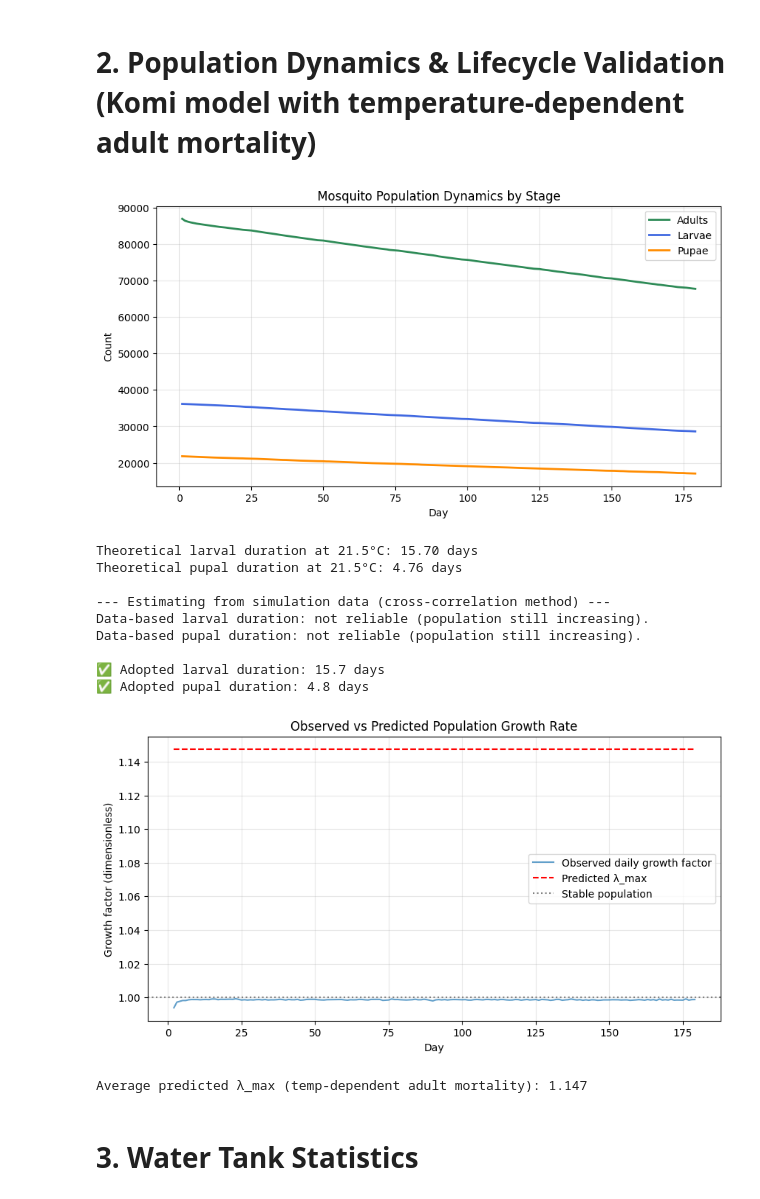
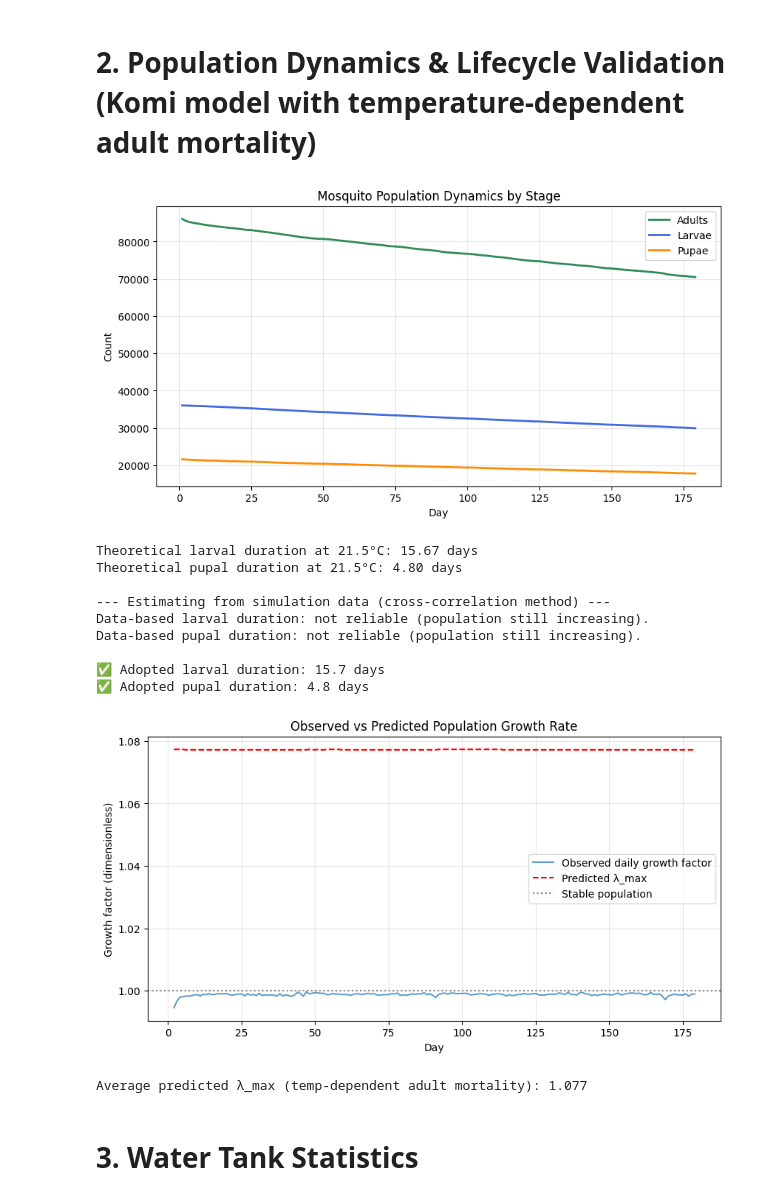
Before and after one commit to Vansnoden/monadvsim, a Jupyter notebook: analyze_sim_data-Copy2.ipynb, the cells around one changed output. Cells and saved outputs as stored; diff of their text form; code cells hidden in the pictures.

```diff
--- a/analyze_sim_data-Copy2.ipynb
+++ b/analyze_sim_data-Copy2.ipynb
@@ -33,7 +33,7 @@ warnings.filterwarnings('ignore')
 # ======================================================================
 # CONFIGURATION – EDIT THESE PATHS
 # ======================================================================
-INPUT_FILE = "/home/void/Documents/codes/monadvsim/results/merged_snapshots_20260501_084711.csv"
+INPUT_FILE = "/home/void/Documents/codes/monadvsim/results/merged_snapshots_20260504_005552.csv"
 STUDY_AREA_FILE = "/home/void/Documents/codes/monadvsim/prepared_data/oromia/oromia.shp"
 OUTPUT_DIR = "/mnt/monadworld/projects/phd/article_manuscripts/new/figs/test3"
 OCCURRENCE_FILE = "prepared_data/ethiopia_occurrence/merged_observations.csv"
@@ -276,34 +276,34 @@ plt.show()
 # Species parameters – EXACTLY as in simulation.yaml
 # ------------------------------------------------------------------
 params_species = {
-    "egg_dev_rho": 0.006234459044864894,
-    "egg_dev_k": 41.26179643883513,
-    "egg_dev_Delta": 2.9999999999999987,
-    "egg_dev_lambda": -0.8794329915272626,
-    "larva_dev_a": 2.7058150174983273e-05,
-    "larva_dev_Tmin": 5.121461590485809,
-    "larva_dev_Tmax": 44.99999999953329,
-    "larva_dev_m": 1.6632750342996134,
-    "pupa_dev_rho": 0.006302910642984625,
-    "pupa_dev_k": 42.18873555727068,
-    "pupa_dev_Delta": 2.9999999999999996,
-    "pupa_dev_lambda": -0.9334960789853375,
+    "egg_dev_rho": 0.005000000000000001,
+    "egg_dev_k": 39.20841161317061,
+    "egg_dev_Delta": 1.9999999999999998,
+    "egg_dev_lambda": -0.854916887158478,
+    "larva_dev_a": 2.7054689312186438e-05,
+    "larva_dev_Tmin": 5.123026541348266,
+    "larva_dev_Tmax": 44.999999999835175,
+    "larva_dev_m": 1.663077023745059,
+    "pupa_dev_rho": 0.005115463305281753,
+    "pupa_dev_k": 39.940257466039114,
+    "pupa_dev_Delta": 1.9999999999999998,
+    "pupa_dev_lambda": -0.9081661833839708,
     "egg_mort_b1": 3.572876,
     "egg_mort_b2": -0.323474,
     "egg_mort_b3": 0.004941,
-    "larva_mort_b1": 5.8703181349156655,
-    "larva_mort_b2": -0.9999999999973062,
-    "larva_mort_b3": 0.021854467382141987,
+    "larva_mort_b1": 1.9999999999999998,
+    "larva_mort_b2": -0.7395036647759831,
+    "larva_mort_b3": 0.017491023810106067,
     "pupa_mort_b1": 5.882576,
     "pupa_mort_b2": -0.578528,
     "pupa_mort_b3": 0.009458,
-    "fecundity_rmax": 2.7008121269457477,
-    "fecundity_Topt": 30.634050003636357,
-    "fecundity_c": -0.00527235913851237,
-    "adult_mort_b1": -1.4775218167583994,
-    "adult_mort_b2": -0.1377100305461999,
-    "adult_mort_b3": 0.003908386353805093,
-    "adult_mortality_per_day": 0.11981052631578946,   # not used when using temperature‑dependent
+    "fecundity_rmax": 1.6021994175985133,
+    "fecundity_Topt": 30.634033187663604,
+    "fecundity_c": -0.0052723551194922445,
+    "adult_mort_b1": -1.4775,
+    "adult_mort_b2": -0.1377,
+    "adult_mort_b3": 0.003908,
+    "adult_mortality_per_day": 0.1198,
     "sex_ratio": 0.5,
 }
 
@@ -458,38 +458,38 @@ def discrete_lambda_max(T_C, livestock_density, params):
 livestock_density = 0.5   # consistent with simulation default
 
 if temp_col is not None and temp_col in daily_living.columns:
     lambda_vals = [discrete_lambda_max(temp, livestock_density, params_species) for temp in daily_living[temp_col]]
     adult_counts = daily_living['AdultCount'].values
     observed_growth = adult_counts[1:] / (adult_counts[:-1] + 1e-6)
     days_obs = daily_living['Day'].values[1:]
 
     plt.figure(figsize=(10,5))
     plt.plot(days_obs, observed_growth, label='Observed daily growth factor', alpha=0.7)
     plt.plot(days_obs, lambda_vals[1:], label='Predicted λ_max', linestyle='--', color='red')
     plt.axhline(1, color='gray', linestyle=':', label='Stable population')
     plt.xlabel('Day')
     plt.ylabel('Growth factor (dimensionless)')
     plt.title('Observed vs Predicted Population Growth Rate')
     plt.legend()
     plt.grid(True, alpha=0.3)
     plt.savefig(f'{OUTPUT_DIR}/growth_validation.png', dpi=300, bbox_inches='tight')
     plt.show()
     print(f"Average predicted λ_max (temp‑dependent adult mortality): {np.mean(lambda_vals):.3f}")
 else:
     print("No temperature column found – skipping validation.")
 # %% [output]
-[figure, old version]
+[figure, new version]
-Theoretical larval duration at 21.5°C: 15.70 days
-Theoretical pupal duration at 21.5°C: 4.76 days
+Theoretical larval duration at 21.5°C: 15.67 days
+Theoretical pupal duration at 21.5°C: 4.80 days
 
 --- Estimating from simulation data (cross‑correlation method) ---
 Data‑based larval duration: not reliable (population still increasing).
 Data‑based pupal duration: not reliable (population still increasing).
 
 ✅ Adopted larval duration: 15.7 days
 ✅ Adopted pupal duration: 4.8 days
-[figure, old version]
+[figure, new version]
-Average predicted λ_max (temp‑dependent adult mortality): 1.147
+Average predicted λ_max (temp‑dependent adult mortality): 1.077
 # %% [markdown]
 # 3. Water Tank Statistics
 # %%
```
Also changed, not shown: parts of 6 cells of this notebook, 6 other files.
